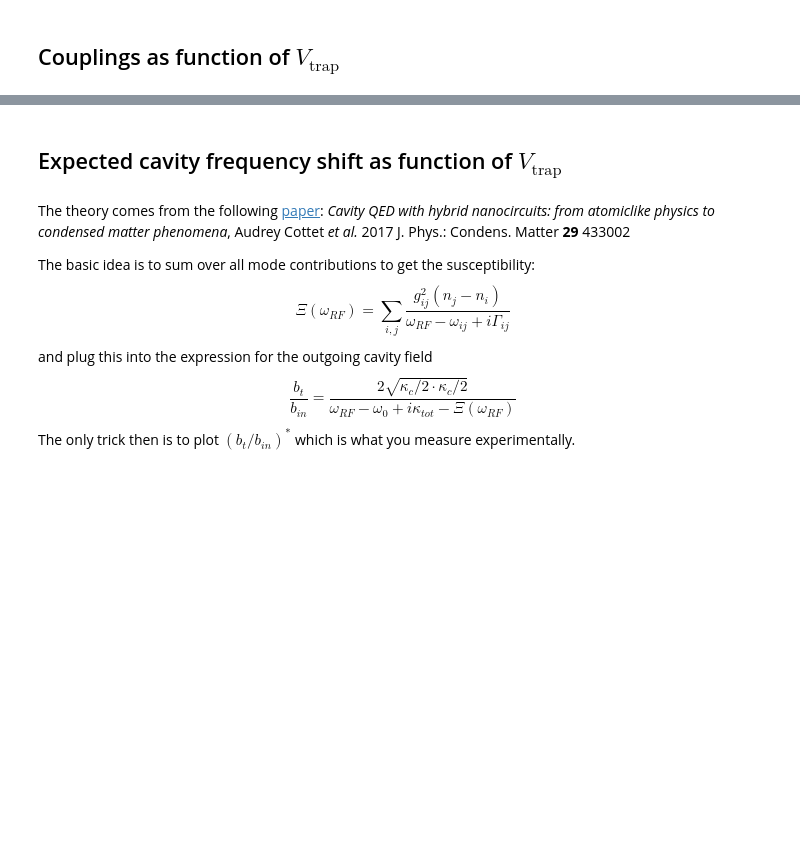
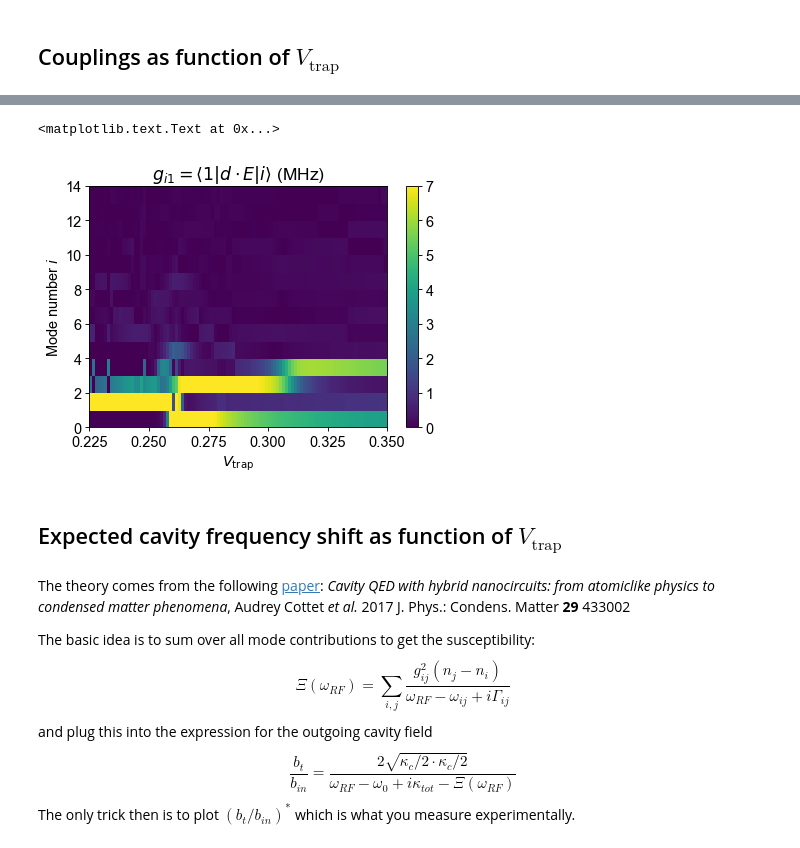
Before and after one commit to gkoolstra/ipython-notebooks, a Jupyter notebook: 20171107 - Single electron Schrodinger Sweep.ipynb, the cells around one changed output, grey strips where cells are left out. Cells and saved outputs as stored; diff of their text form; code cells hidden in the pictures; blank space fills up the shorter version.

```diff
--- a/20171107 - Single electron Schrodinger Sweep.ipynb
+++ b/20171107 - Single electron Schrodinger Sweep.ipynb
@@ -203,3 +206,13 @@ plt.title(r"$g_{i0} = \langle 0 | d \cdot E | i \rangle$ (MHz)")
+# %%
+plt.pcolormesh(Vtrap, np.arange(0, N_evals), 1E-6 * np.abs(excited_state_couplings[:, :].T))
+plt.colorbar()
+plt.clim(0, 7)
+plt.xlabel("$V_\mathrm{trap}$")
+plt.ylabel("Mode number $i$")
+plt.title(r"$g_{i1} = \langle 1 | d \cdot E | i \rangle$ (MHz)")
+# %% [output]
+<matplotlib.text.Text at 0x...>
+[figure, added]
 # %% [markdown]
 ## Expected cavity frequency shift as function of $V_\mathrm{trap}$
 # %% [markdown]
```
Also changed, not shown: parts of 7 cells of this notebook.
